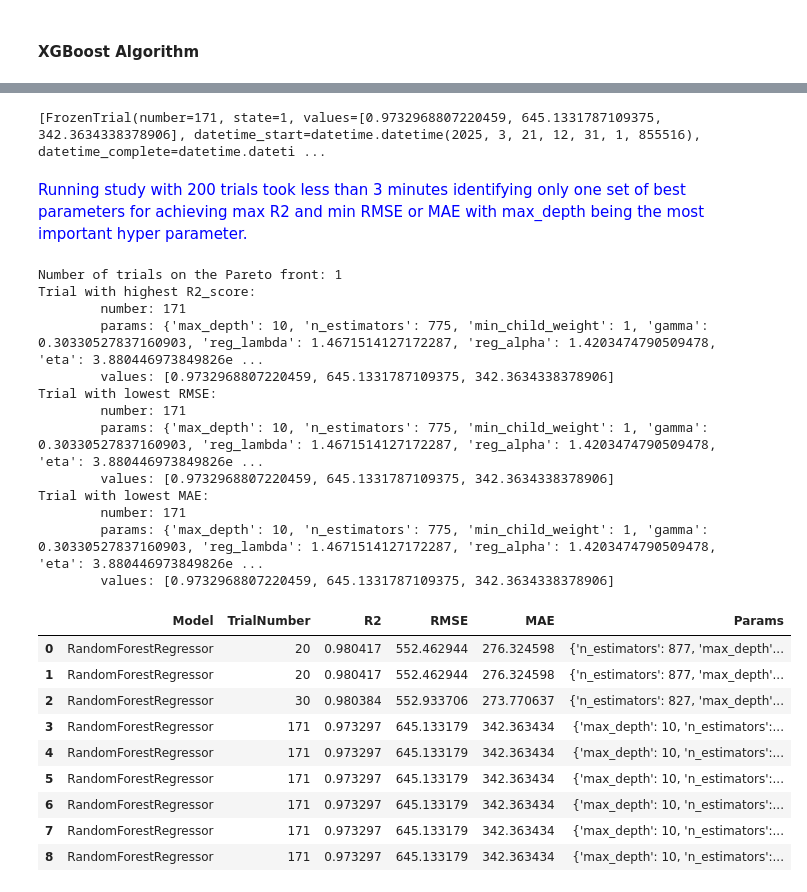
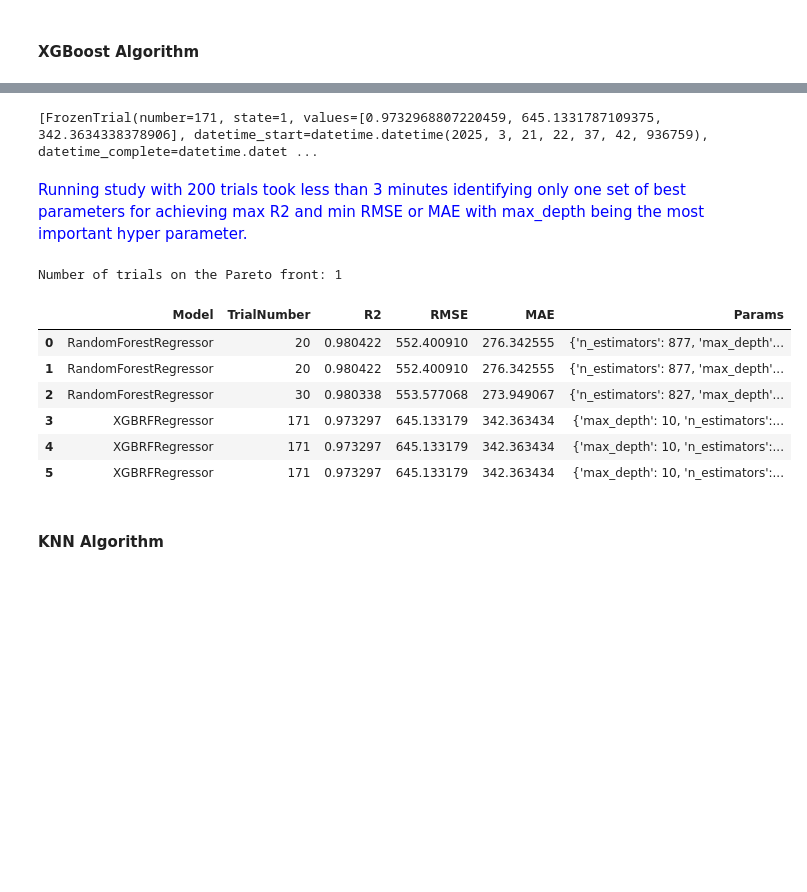
Before and after one commit to TeslimAdeyanju/4-Portfolio-SDS-CP023-diamond-price-predictor, a Jupyter notebook: submissions-team/reema-raghava/data-analysis.ipynb, the cells around one changed output, grey strips where cells are left out. Saved outputs shown, nothing was run; the diff lists cells and outputs as text; code cells hidden in the pictures; blank space fills up the shorter version.

```diff
--- a/submissions-team/reema-raghava/data-analysis.ipynb
+++ b/submissions-team/reema-raghava/data-analysis.ipynb
@@ -759,24 +730,24 @@ def find_best_scores(study):
 # Create an empty DataFrame
 best_hyperparam_scores = pd.DataFrame(columns=['Model', 'TrialNumber', 'R2', 'RMSE', 'MAE', 'Params'])
 
-def save_best_hyperparams(best_hyperparam_scores, trial_with_highest_r2_score, trial_with_lowest_rmse, trial_with_lowest_mae):
+def save_best_hyperparams(model_name, best_hyperparam_scores, trial_with_highest_r2_score, trial_with_lowest_rmse, trial_with_lowest_mae):
 
     best_hyperparams_list = [
-        ["RandomForestRegressor",
+        [model_name,
          trial_with_highest_r2_score.number,
          trial_with_highest_r2_score.values[0],
          trial_with_highest_r2_score.values[1],
          trial_with_highest_r2_score.values[2],
          trial_with_highest_r2_score.params],
 
-        ["RandomForestRegressor",
+        [model_name,
          trial_with_lowest_rmse.number,
          trial_with_lowest_rmse.values[0],
          trial_with_lowest_rmse.values[1],
          trial_with_lowest_rmse.values[2],
          trial_with_lowest_rmse.params],
 
-        ["RandomForestRegressor",
+        [model_name,
          trial_with_lowest_mae.number,
          trial_with_lowest_mae.values[0],
          trial_with_lowest_mae.values[1],
@@ -823,7 +794,7 @@ def objective(trial):
 # %%
 # study = optuna.create_study(direction = 'maximize',
 #                             sampler = optuna.samplers.RandomSampler(seed = 42))
-study = optuna.create_study(directions = ['maximize', 'minimize', 'minimize'],
+study_rf = optuna.create_study(directions = ['maximize', 'minimize', 'minimize'],
                            sampler = optuna.samplers.RandomSampler(seed = 42))
-study.optimize(objective, n_trials = 50)
+study_rf.optimize(objective_rf, n_trials = 50)
 # %% [output]
@@ -852,6 +823,6 @@ study.best_trials
 # %%
-trial_best_r2, trial_best_rmse, trial_best_mae = find_best_scores(study)
-best_hyperparam_scores = save_best_hyperparams(best_hyperparam_scores, trial_best_r2, trial_best_rmse, trial_best_mae)
+trial_best_r2, trial_best_rmse, trial_best_mae = find_best_scores(study_rf)
+best_hyperparam_scores = save_best_hyperparams("RandomForestRegressor", best_hyperparam_scores, trial_best_r2, trial_best_rmse, trial_best_mae)
 
 best_hyperparam_scores
 # %% [output]
@@ -907,7 +866,7 @@ def objective_xgb(trial):
 
     return eval_model(y_test, y_pred)
 # %%
-study2 = optuna.create_study(directions = ['maximize', 'minimize', 'minimize'],
+study_xgb = optuna.create_study(directions = ['maximize', 'minimize', 'minimize'],
                            sampler = optuna.samplers.RandomSampler(seed = 42))
-study2.optimize(objective_xgb, n_trials = 200)
+study_xgb.optimize(objective_xgb, n_trials = 200)
 # %% [output]
@@ -931,5 +890,5 @@ study2.optimize(objective_xgb, n_trials = 200)
 # %%
-study2.best_trials
+study_xgb.best_trials
 # %% [output]
-[FrozenTrial(number=171, state=1, values=[0.9732968807220459, 645.1331787109375, 342.3634338378906], datetime_start=datetime.datetime(2025, 3, 21, 12, 31, 1, 855516), datetime_complete=datetime.dateti ...
+[FrozenTrial(number=171, state=1, values=[0.9732968807220459, 645.1331787109375, 342.3634338378906], datetime_start=datetime.datetime(2025, 3, 21, 22, 37, 42, 936759), datetime_complete=datetime.datet ...
 # %%
@@ -939,31 +898,18 @@ plot_hyperparameter_importances(study2)
 # %% [markdown]
 <font color="blue">Running study with 200 trials took less than 3 minutes identifying only one set of best parameters for achieving max R2 and min RMSE or MAE with max_depth being the most important hyper parameter.
 # %%
-trial_best_r2, trial_best_rmse, trial_best_mae = find_best_scores(study2)
-best_hyperparam_scores = save_best_hyperparams(best_hyperparam_scores, trial_best_r2, trial_best_rmse, trial_best_mae)
+trial_best_r2, trial_best_rmse, trial_best_mae = find_best_scores(study_xgb)
+best_hyperparam_scores = save_best_hyperparams("XGBRFRegressor", best_hyperparam_scores, trial_best_r2, trial_best_rmse, trial_best_mae)
 
 best_hyperparam_scores
 # %% [output]
 Number of trials on the Pareto front: 1
-Trial with highest R2_score:
-        number: 171
-        params: {'max_depth': 10, 'n_estimators': 775, 'min_child_weight': 1, 'gamma': 0.30330527837160903, 'reg_lambda': 1.4671514127172287, 'reg_alpha': 1.4203474790509478, 'eta': 3.880446973849826e ...
-        values: [0.9732968807220459, 645.1331787109375, 342.3634338378906]
-Trial with lowest RMSE:
-        number: 171
-        params: {'max_depth': 10, 'n_estimators': 775, 'min_child_weight': 1, 'gamma': 0.30330527837160903, 'reg_lambda': 1.4671514127172287, 'reg_alpha': 1.4203474790509478, 'eta': 3.880446973849826e ...
-        values: [0.9732968807220459, 645.1331787109375, 342.3634338378906]
-Trial with lowest MAE:
-        number: 171
-        params: {'max_depth': 10, 'n_estimators': 775, 'min_child_weight': 1, 'gamma': 0.30330527837160903, 'reg_lambda': 1.4671514127172287, 'reg_alpha': 1.4203474790509478, 'eta': 3.880446973849826e ...
-        values: [0.9732968807220459, 645.1331787109375, 342.3634338378906]
 |  | Model | TrialNumber | R2 | RMSE | MAE | Params |
-| 0 | RandomForestRegressor | 20 | 0.980417 | 552.462944 | 276.324598 | {'n_estimators': 877, 'max_depth'... |
-| 1 | RandomForestRegressor | 20 | 0.980417 | 552.462944 | 276.324598 | {'n_estimators': 877, 'max_depth'... |
-| 2 | RandomForestRegressor | 30 | 0.980384 | 552.933706 | 273.770637 | {'n_estimators': 827, 'max_depth'... |
-| 3 | RandomForestRegressor | 171 | 0.973297 | 645.133179 | 342.363434 | {'max_depth': 10, 'n_estimators':... |
-| 4 | RandomForestRegressor | 171 | 0.973297 | 645.133179 | 342.363434 | {'max_depth': 10, 'n_estimators':... |
-| 5 | RandomForestRegressor | 171 | 0.973297 | 645.133179 | 342.363434 | {'max_depth': 10, 'n_estimators':... |
-| 6 | RandomForestRegressor | 171 | 0.973297 | 645.133179 | 342.363434 | {'max_depth': 10, 'n_estimators':... |
-| 7 | RandomForestRegressor | 171 | 0.973297 | 645.133179 | 342.363434 | {'max_depth': 10, 'n_estimators':... |
-| 8 | RandomForestRegressor | 171 | 0.973297 | 645.133179 | 342.363434 | {'max_depth': 10, 'n_estimators':... |
+| 0 | RandomForestRegressor | 20 | 0.980422 | 552.400910 | 276.342555 | {'n_estimators': 877, 'max_depth'... |
+| 1 | RandomForestRegressor | 20 | 0.980422 | 552.400910 | 276.342555 | {'n_estimators': 877, 'max_depth'... |
+| 2 | RandomForestRegressor | 30 | 0.980338 | 553.577068 | 273.949067 | {'n_estimators': 827, 'max_depth'... |
+| 3 | XGBRFRegressor | 171 | 0.973297 | 645.133179 | 342.363434 | {'max_depth': 10, 'n_estimators':... |
+| 4 | XGBRFRegressor | 171 | 0.973297 | 645.133179 | 342.363434 | {'max_depth': 10, 'n_estimators':... |
+| 5 | XGBRFRegressor | 171 | 0.973297 | 645.133179 | 342.363434 | {'max_depth': 10, 'n_estimators':... |
+# %% [markdown]
+#### KNN Algorithm
```
Also changed, not shown: parts of 28 cells of this notebook.
